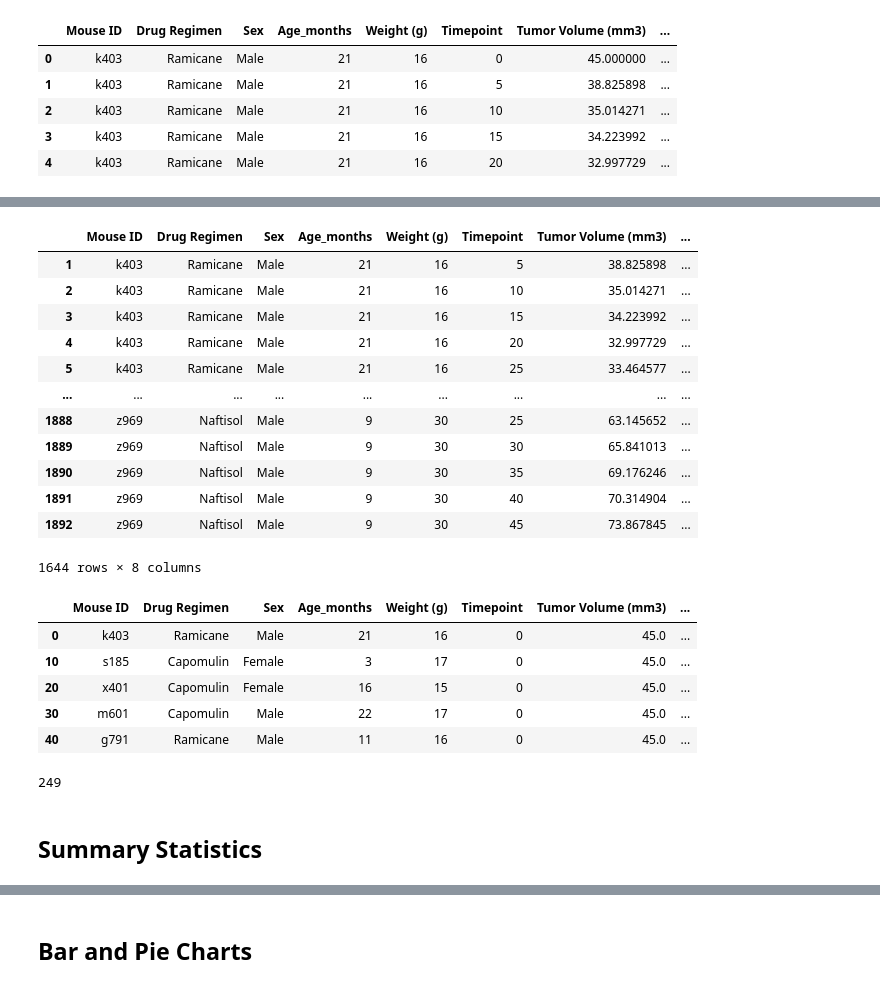
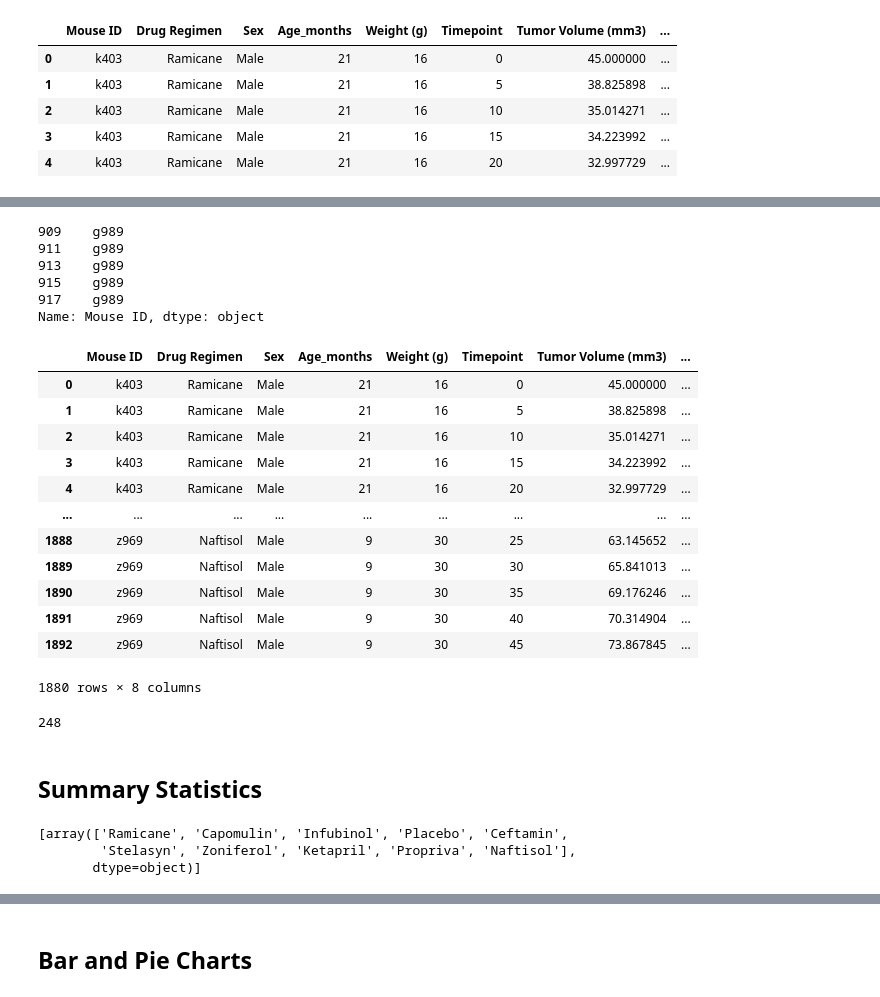
Before and after one commit to UoT-Bootcamp/Python-Matplotlib-Challenge, a Jupyter notebook: 05-Matplotlib_Homework_Instructions_Pymaceuticals_pymaceuticals_starter.ipynb, the cells around one changed output, grey strips where cells are left out. Saved outputs shown, nothing was run; the diff lists cells and outputs as text; code cells hidden in the pictures.

```diff
--- a/05-Matplotlib_Homework_Instructions_Pymaceuticals_pymaceuticals_starter.ipynb
+++ b/05-Matplotlib_Homework_Instructions_Pymaceuticals_pymaceuticals_starter.ipynb
@@ -35,8 +36,9 @@ mouse_study_data_df["Mouse ID"].count()
 # %%
 # Getting the duplicate mice by ID number that shows up for Mouse ID and Timepoint.
 
-has_duplicate = mouse_study_data_df["Mouse ID"].duplicated()
-duplicates = mouse_study_data_df[has_duplicate]
-duplicate_mouseid_timepoint_df = duplicates[["Mouse ID", "Timepoint"]]
-duplicate_mouseid_timepoint_df.head()
+has_duplicate = mouse_study_data_df.duplicated(["Mouse ID", "Timepoint"])
+duplicate_mouseid = mouse_study_data_df.loc[has_duplicate, "Mouse ID"]
+
+duplicate_mice = duplicate_mouseid.unique()
+duplicate_mice
 # %% [output]
@@ -49,38 +46,45 @@ duplicate_mouseid_timepoint_df.head()
 # %%
 # Optional: Get all the data for the duplicate mouse ID.
 
-all_duplicate_mouseid_df = duplicates
+all_duplicate_mouseid_df = duplicate_mouseid
 all_duplicate_mouseid_df
 # %% [output]
-|  | Mouse ID | Drug Regimen | Sex | Age_months | Weight (g) | Timepoint | Tumor Volume (mm3) | ... |
-| 1 | k403 | Ramicane | Male | 21 | 16 | 5 | 38.825898 | ... |
-| 2 | k403 | Ramicane | Male | 21 | 16 | 10 | 35.014271 | ... |
-| 3 | k403 | Ramicane | Male | 21 | 16 | 15 | 34.223992 | ... |
-| 4 | k403 | Ramicane | Male | 21 | 16 | 20 | 32.997729 | ... |
-| 5 | k403 | Ramicane | Male | 21 | 16 | 25 | 33.464577 | ... |
-| ... | ... | ... | ... | ... | ... | ... | ... | ... |
-| 1888 | z969 | Naftisol | Male | 9 | 30 | 25 | 63.145652 | ... |
-| 1889 | z969 | Naftisol | Male | 9 | 30 | 30 | 65.841013 | ... |
-| 1890 | z969 | Naftisol | Male | 9 | 30 | 35 | 69.176246 | ... |
-| 1891 | z969 | Naftisol | Male | 9 | 30 | 40 | 70.314904 | ... |
-| 1892 | z969 | Naftisol | Male | 9 | 30 | 45 | 73.867845 | ... |
-1644 rows × 8 columns
+909    g989
+911    g989
+913    g989
+915    g989
+917    g989
+Name: Mouse ID, dtype: object
 # %%
 # Create a clean DataFrame by dropping the duplicate mouse by its ID.
-clean_mouse_study_df = mouse_study_data_df.drop_duplicates(["Mouse ID"])
-clean_mouse_study_df.head()
-# clean_mouse_study_df.columns
+
+# clean_df = mouse_study_data_df.loc[(mouse_study_data_df["Mouse ID"] == duplicate_mice), :]
+
+# clean_df = mouse_study_data_df.drop(mouse_study_data_df.loc[(mouse_study_data_df["Mouse ID"] == duplicate_mice), :])
+
+clean_df = mouse_study_data_df[mouse_study_data_df['Mouse ID'].isin(duplicate_mice)==False]
+clean_df
+
+# clean_mouse_study_df = mouse_study_data_df.drop_duplicates(mouse_study_data_df["Mouse ID"] == duplicate_mice, keep = False)
+# clean_mouse_study_df.head()
 # %% [output]
 |  | Mouse ID | Drug Regimen | Sex | Age_months | Weight (g) | Timepoint | Tumor Volume (mm3) | ... |
-| 0 | k403 | Ramicane | Male | 21 | 16 | 0 | 45.0 | ... |
-| 10 | s185 | Capomulin | Female | 3 | 17 | 0 | 45.0 | ... |
-| 20 | x401 | Capomulin | Female | 16 | 15 | 0 | 45.0 | ... |
-| 30 | m601 | Capomulin | Male | 22 | 17 | 0 | 45.0 | ... |
-| 40 | g791 | Ramicane | Male | 11 | 16 | 0 | 45.0 | ... |
+| 0 | k403 | Ramicane | Male | 21 | 16 | 0 | 45.000000 | ... |
+| 1 | k403 | Ramicane | Male | 21 | 16 | 5 | 38.825898 | ... |
+| 2 | k403 | Ramicane | Male | 21 | 16 | 10 | 35.014271 | ... |
+| 3 | k403 | Ramicane | Male | 21 | 16 | 15 | 34.223992 | ... |
+| 4 | k403 | Ramicane | Male | 21 | 16 | 20 | 32.997729 | ... |
+| ... | ... | ... | ... | ... | ... | ... | ... | ... |
+| 1888 | z969 | Naftisol | Male | 9 | 30 | 25 | 63.145652 | ... |
+| 1889 | z969 | Naftisol | Male | 9 | 30 | 30 | 65.841013 | ... |
+| 1890 | z969 | Naftisol | Male | 9 | 30 | 35 | 69.176246 | ... |
+| 1891 | z969 | Naftisol | Male | 9 | 30 | 40 | 70.314904 | ... |
+| 1892 | z969 | Naftisol | Male | 9 | 30 | 45 | 73.867845 | ... |
+1880 rows × 8 columns
 # %%
 # Checking the number of mice in the clean DataFrame.
-clean_mouse_study_df["Mouse ID"].count()
+new_total_mice = len(clean_df["Mouse ID"].value_counts())
 # %% [output]
-249
+248
 # %% [markdown]
 ## Summary Statistics
@@ -90,0 +91,7 @@ clean_mouse_study_df["Mouse ID"].count()
+# %%
+drug_regimen = [clean_df["Drug Regimen"].unique()]
+drug_regimen
+# %% [output]
+[array(['Ramicane', 'Capomulin', 'Infubinol', 'Placebo', 'Ceftamin',
+        'Stelasyn', 'Zoniferol', 'Ketapril', 'Propriva', 'Naftisol'],
+       dtype=object)]
```
Also changed, not shown: parts of 9 cells of this notebook.
